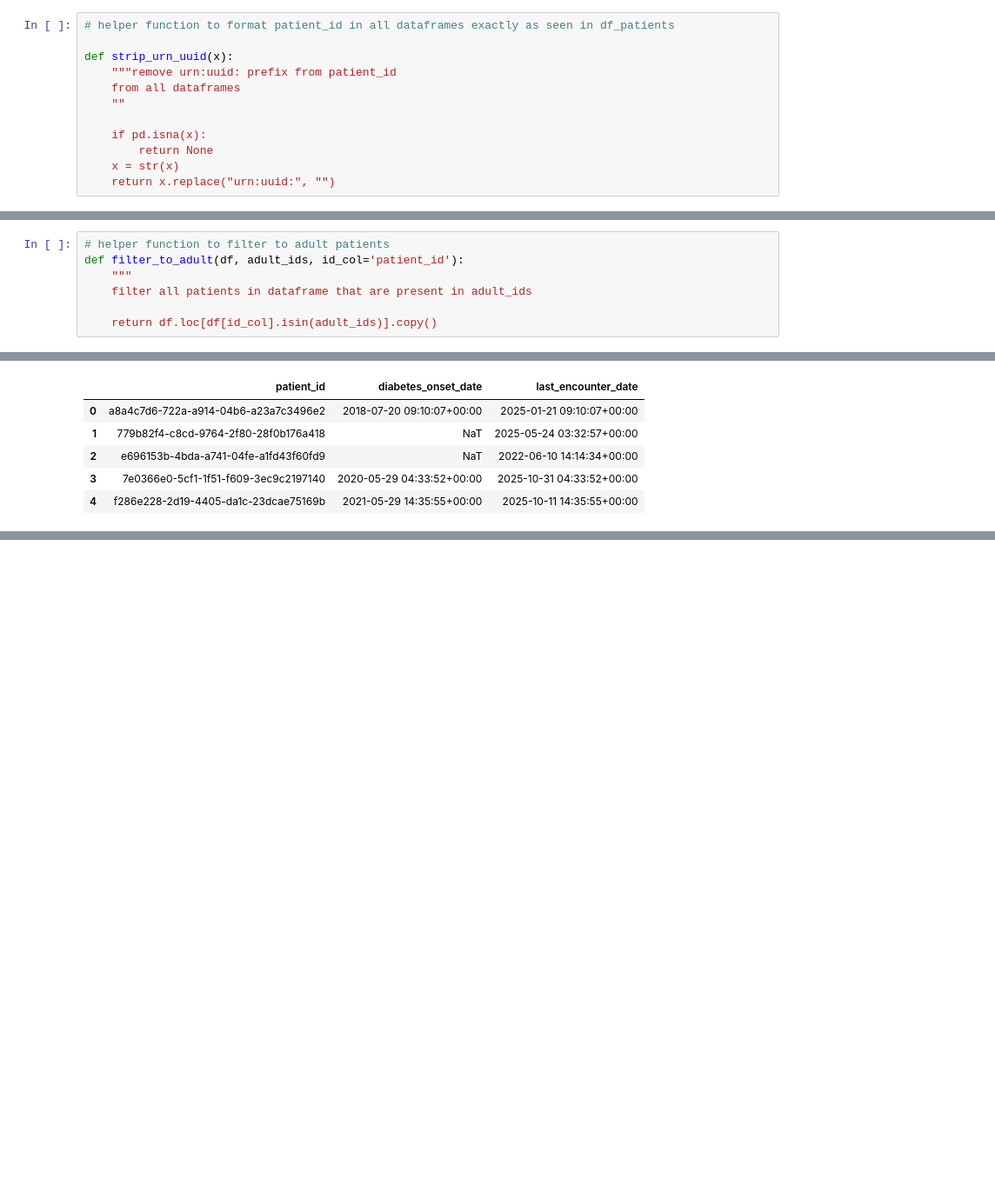
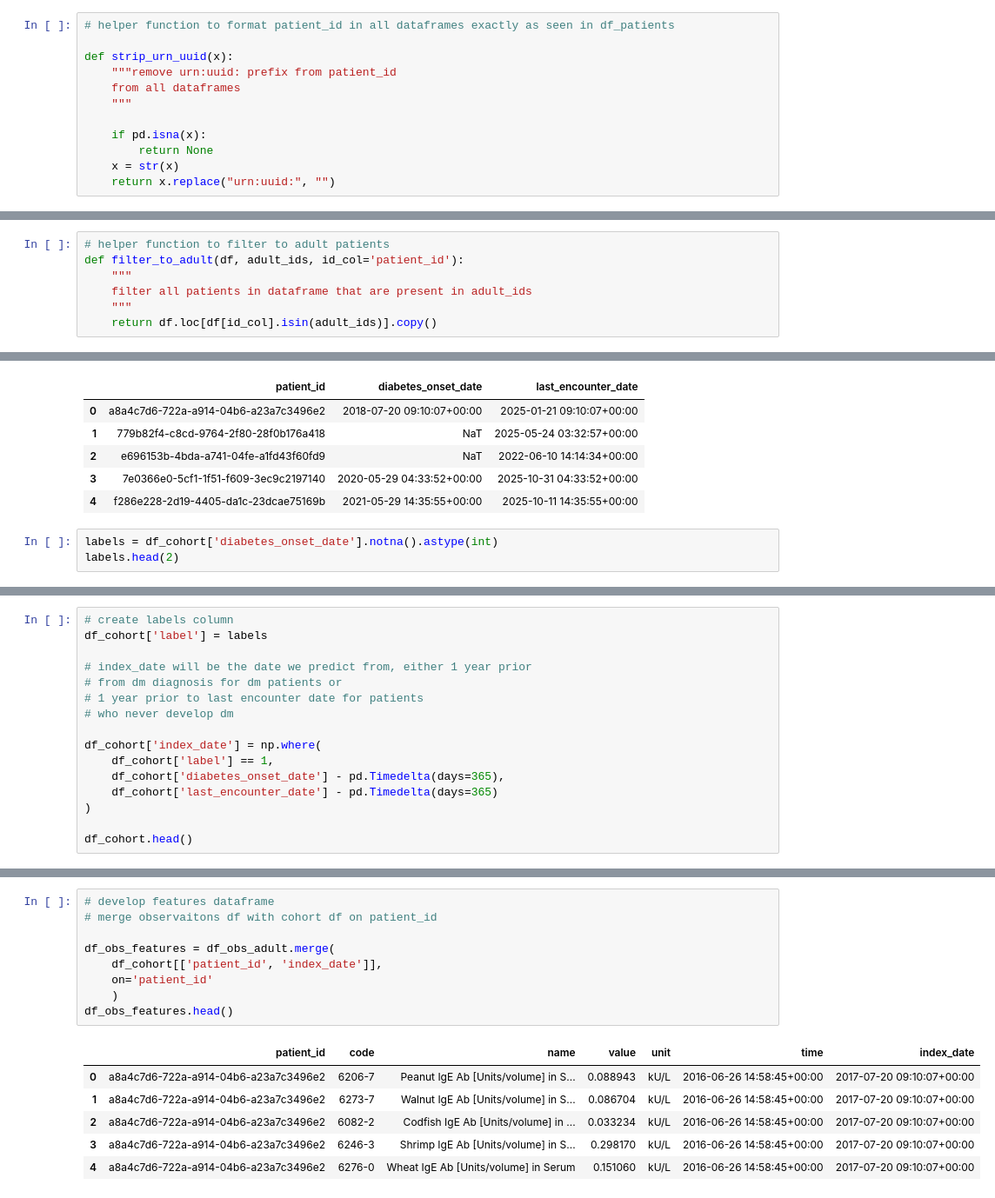
Before and after one commit to DevSSMD/Diabetes_Onset_Prediction_FHIR, a Jupyter notebook: Notebooks_Diabetes_Prediction/02_Data_Cleaning.ipynb, the cells around one changed output, grey strips where cells are left out. Shown at 87% size. Cells and saved outputs as stored; diff of their text form; blank space fills up the shorter version.

Commit message:
Define adult cohort and temporal observation window; save cleaned cohort and observation features

```diff
--- a/Notebooks_Diabetes_Prediction/02_Data_Cleaning.ipynb
+++ b/Notebooks_Diabetes_Prediction/02_Data_Cleaning.ipynb
@@ -226,7 +226,7 @@ df_patients.head(), df_obs.head(), df_enc.head(), df_cond.head()
 def strip_urn_uuid(x):
     """remove urn:uuid: prefix from patient_id
     from all dataframes
-    ""
+    """
 
     if pd.isna(x):
         return None
@@ -540,7 +540,7 @@ df_patients_adult = df_patients.loc[df_patients['age'] >= 18].copy()
 def filter_to_adult(df, adult_ids, id_col='patient_id'):
     """
     filter all patients in dataframe that are present in adult_ids
-
+    """
     return df.loc[df[id_col].isin(adult_ids)].copy()
 # %%
 # filter all dataframes for adult patient only
@@ -621,3 +621,6 @@ df_cohort.head()
 | 2 | e696153b-4bda-a741-04fe-a1fd43f60fd9 | NaT | 2022-06-10 14:14:34+00:00 |
 | 3 | 7e0366e0-5cf1-1f51-f609-3ec9c2197140 | 2020-05-29 04:33:52+00:00 | 2025-10-31 04:33:52+00:00 |
 | 4 | f286e228-2d19-4405-da1c-23dcae75169b | 2021-05-29 14:35:55+00:00 | 2025-10-11 14:35:55+00:00 |
+# %%
+labels = df_cohort['diabetes_onset_date'].notna().astype(int)
+labels.head(2)
@@ -623,0 +631,16 @@ df_cohort.head()
+# %%
+# create labels column
+df_cohort['label'] = labels
+
+# index_date will be the date we predict from, either 1 year prior
+# from dm diagnosis for dm patients or
+# 1 year prior to last encounter date for patients
+# who never develop dm
+
+df_cohort['index_date'] = np.where(
+    df_cohort['label'] == 1,
+    df_cohort['diabetes_onset_date'] - pd.Timedelta(days=365),
+    df_cohort['last_encounter_date'] - pd.Timedelta(days=365)
+)
+
+df_cohort.head()
@@ -623,0 +654,16 @@ df_cohort.head()
+# %%
+# develop features dataframe
+# merge observaitons df with cohort df on patient_id
+
+df_obs_features = df_obs_adult.merge(
+    df_cohort[['patient_id', 'index_date']],
+    on='patient_id'
+    )
+df_obs_features.head()
+# %% [output]
+|  | patient_id | code | name | value | unit | time | index_date |
+| 0 | a8a4c7d6-722a-a914-04b6-a23a7c3496e2 | 6206-7 | Peanut IgE Ab [Units/volume] in S... | 0.088943 | kU/L | 2016-06-26 14:58:45+00:00 | 2017-07-20 09:10:07+00:00 |
+| 1 | a8a4c7d6-722a-a914-04b6-a23a7c3496e2 | 6273-7 | Walnut IgE Ab [Units/volume] in S... | 0.086704 | kU/L | 2016-06-26 14:58:45+00:00 | 2017-07-20 09:10:07+00:00 |
+| 2 | a8a4c7d6-722a-a914-04b6-a23a7c3496e2 | 6082-2 | Codfish IgE Ab [Units/volume] in ... | 0.033234 | kU/L | 2016-06-26 14:58:45+00:00 | 2017-07-20 09:10:07+00:00 |
+| 3 | a8a4c7d6-722a-a914-04b6-a23a7c3496e2 | 6246-3 | Shrimp IgE Ab [Units/volume] in S... | 0.298170 | kU/L | 2016-06-26 14:58:45+00:00 | 2017-07-20 09:10:07+00:00 |
+| 4 | a8a4c7d6-722a-a914-04b6-a23a7c3496e2 | 6276-0 | Wheat IgE Ab [Units/volume] in Serum | 0.151060 | kU/L | 2016-06-26 14:58:45+00:00 | 2017-07-20 09:10:07+00:00 |
```
Also changed, not shown: parts of 15 cells of this notebook, 3 other files.
